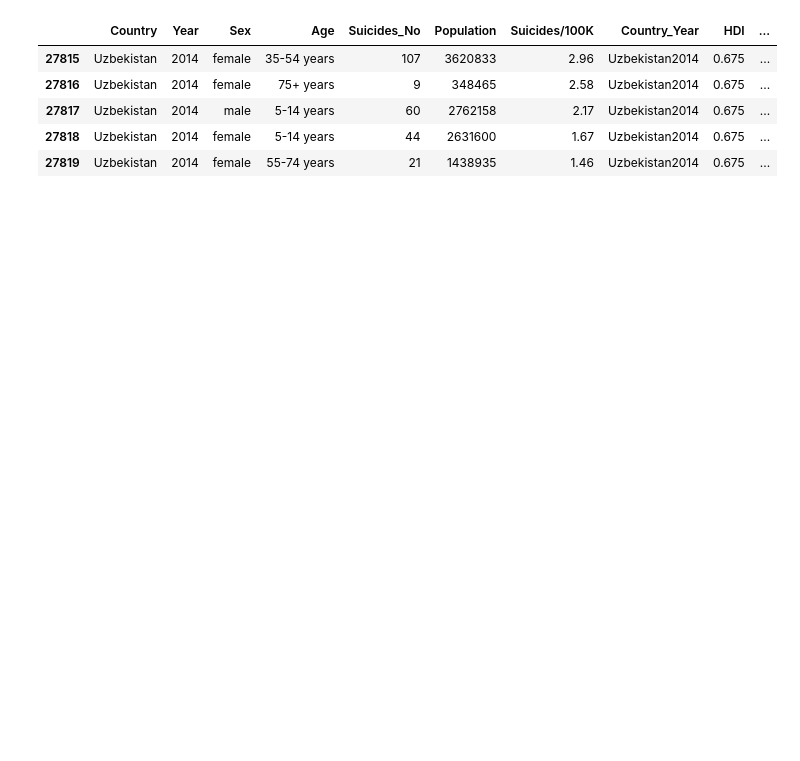
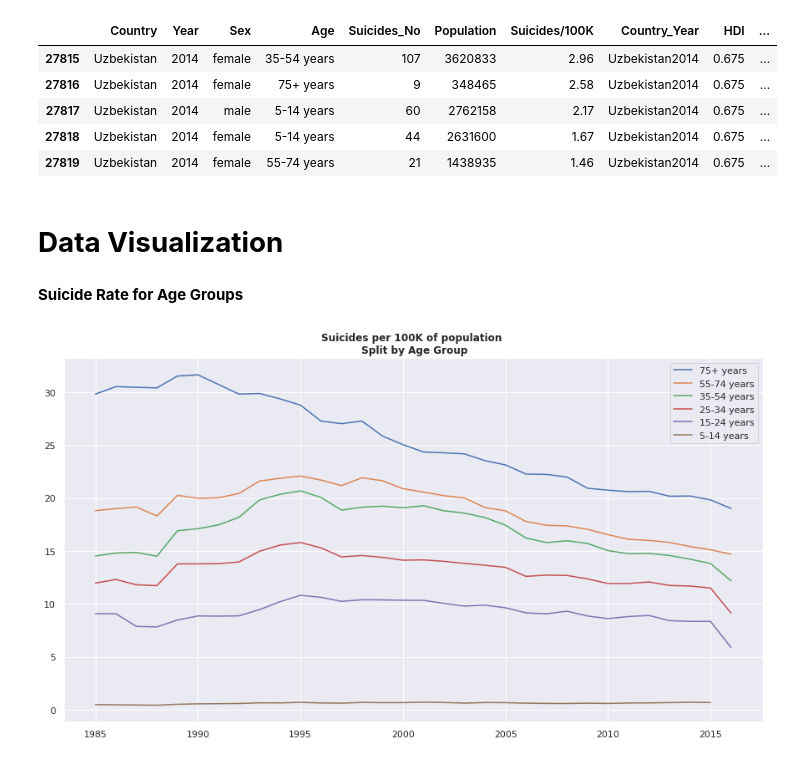
Before and after one commit to kylunr/SuicideRateDataAnalysis, a Jupyter notebook: SuicideRateAnalysis.ipynb, the cells around one changed output. Saved outputs shown, nothing was run; the diff lists cells and outputs as text; code cells hidden in the pictures; blank space fills up the shorter version.

```diff
--- a/SuicideRateAnalysis.ipynb
+++ b/SuicideRateAnalysis.ipynb
@@ -35,3 +43,26 @@ data.tail()
 | 27817 | Uzbekistan | 2014 | male | 5-14 years | 60 | 2762158 | 2.17 | Uzbekistan2014 | 0.675 | ... |
 | 27818 | Uzbekistan | 2014 | female | 5-14 years | 44 | 2631600 | 1.67 | Uzbekistan2014 | 0.675 | ... |
 | 27819 | Uzbekistan | 2014 | female | 55-74 years | 21 | 1438935 | 1.46 | Uzbekistan2014 | 0.675 | ... |
+# %% [markdown]
+# **Data Visualization**
+# %% [markdown]
+**Suicide Rate for Age Groups**
+# %%
+age = data.groupby(['Year','Age']).agg({'Population' : 'sum','Suicides_No': 'sum'}).reset_index()
+age['Suicides_Per_Capita'] = age.Suicides_No / age.Population * 100000
+
+
+def age_plot(agegroup):
+    data1 = age.loc[age['Age'] == agegroup,['Year','Suicides_Per_Capita']]
+    _ = plt.plot(data1['Year'],data1['Suicides_Per_Capita'])
+
+agegroups = [ '75+ years', '55-74 years', '35-54 years', '25-34 years', '15-24 years', '5-14 years']
+
+plt.figure(figsize = (15,8))
+
+for i in agegroups:
+    age_plot(i)
+_ = plt.legend(agegroups)
+_ = plt.title('Suicides per 100K of population \n Split by Age Group', fontweight='bold')
+# %% [output]
+[figure, added]
```
Also changed, not shown: parts of 23 cells of this notebook.
